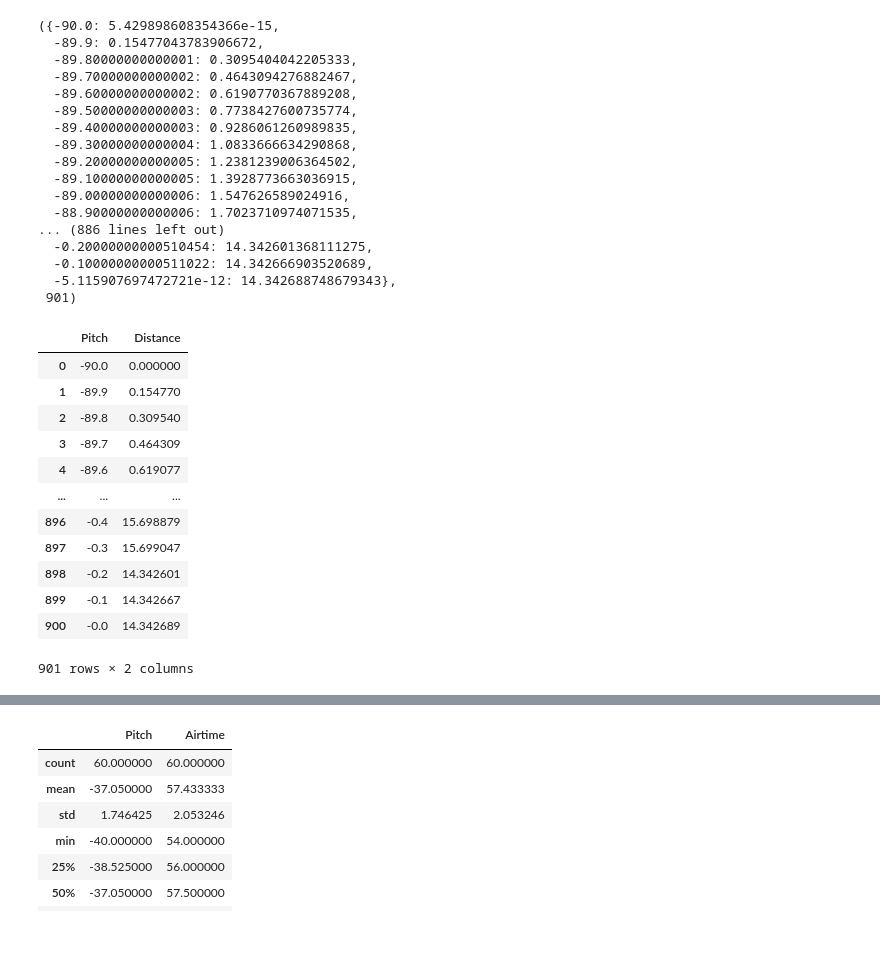
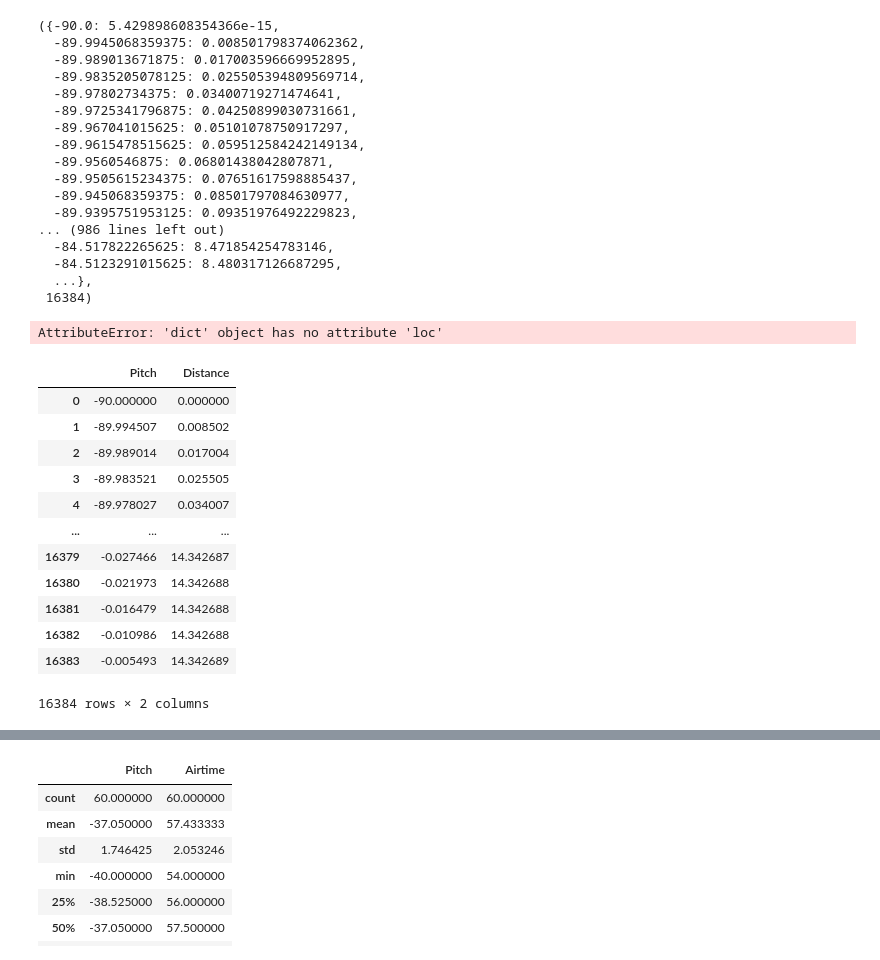
Before and after one commit to julialuongw/minecraft-ender-pearl-physics-derivations, a Jupyter notebook: sim.ipynb, the cells around one changed output, grey strips where cells are left out. Cells and saved outputs as stored; diff of their text form; code cells hidden in the pictures.

```diff
--- a/sim.ipynb
+++ b/sim.ipynb
@@ -57,47 +57,57 @@ def compute_landing_time(pitch:float) -> float:
 landing_times = {}
 landing_spots_z = {}
 grain = 0.1  #0.00000001: -37.98 to -37.973683
-for pitch in np.arange(-90, 0.001, grain):
-    landing_times[pitch] = (compute_landing_time(pitch))
+#for pitch in np.arange(-90, 0.001, grain):
+#    landing_times[pitch] = (compute_landing_time(pitch))
+#    landing_spots_z[pitch] = s(landing_times[pitch], "z", pitch)
+
+for k in range(-16384, 0):
+    pitch = k * 360/65536
+    landing_times[pitch] = compute_landing_time(pitch)
     landing_spots_z[pitch] = s(landing_times[pitch], "z", pitch)
+
 landing_spots_z, len(landing_spots_z)
 # %% [output]
 ({-90.0: 5.429898608354366e-15,
-  -89.9: 0.15477043783906672,
-  -89.80000000000001: 0.3095404042205333,
-  -89.70000000000002: 0.4643094276882467,
-  -89.60000000000002: 0.6190770367889208,
-  -89.50000000000003: 0.7738427600735774,
-  -89.40000000000003: 0.9286061260989835,
-  -89.30000000000004: 1.0833666634290868,
-  -89.20000000000005: 1.2381239006364502,
-  -89.10000000000005: 1.3928773663036915,
-  -89.00000000000006: 1.547626589024916,
-  -88.90000000000006: 1.7023710974071535,
-... (886 lines left out)
-  -0.20000000000510454: 14.342601368111275,
-  -0.10000000000511022: 14.342666903520689,
-  -5.115907697472721e-12: 14.342688748679343},
- 901)
+  -89.9945068359375: 0.008501798374062362,
+  -89.989013671875: 0.017003596669952895,
+  -89.9835205078125: 0.025505394809569714,
+  -89.97802734375: 0.03400719271474641,
+  -89.9725341796875: 0.04250899030731661,
+  -89.967041015625: 0.05101078750917297,
+  -89.9615478515625: 0.059512584242149134,
+  -89.9560546875: 0.06801438042807871,
+  -89.9505615234375: 0.07651617598885437,
+  -89.945068359375: 0.08501797084630977,
+  -89.9395751953125: 0.09351976492229823,
+... (986 lines left out)
+  -84.517822265625: 8.471854254783146,
+  -84.5123291015625: 8.480317126687295,
+  ...},
+ 16384)
+# %%
+landing_spots_z.loc[8000:8010]
+# %% [output]
+AttributeError: 'dict' object has no attribute 'loc'
 # %%
 df = pd.DataFrame.from_dict(landing_spots_z, orient='index').reset_index()
 df.columns = columns=['Pitch', 'Distance']
-df['Pitch'] = df['Pitch'].round(1)
+df['Pitch'] = df['Pitch']#.round(1)
 df['Distance'] = df['Distance'].apply(lambda x: '{:.6f}'.format(x)).astype(float)
 pd.options.display.float_format = None
 df = df.reset_index(drop = True)
 df
 # %% [output]
 |  | Pitch | Distance |
-| 0 | -90.0 | 0.000000 |
-| 1 | -89.9 | 0.154770 |
-| 2 | -89.8 | 0.309540 |
-| 3 | -89.7 | 0.464309 |
-| 4 | -89.6 | 0.619077 |
+| 0 | -90.000000 | 0.000000 |
+| 1 | -89.994507 | 0.008502 |
+| 2 | -89.989014 | 0.017004 |
+| 3 | -89.983521 | 0.025505 |
+| 4 | -89.978027 | 0.034007 |
 | ... | ... | ... |
-| 896 | -0.4 | 15.698879 |
-| 897 | -0.3 | 15.699047 |
-| 898 | -0.2 | 14.342601 |
-| 899 | -0.1 | 14.342667 |
-| 900 | -0.0 | 14.342689 |
+| 16379 | -0.027466 | 14.342687 |
+| 16380 | -0.021973 | 14.342688 |
+| 16381 | -0.016479 | 14.342688 |
+| 16382 | -0.010986 | 14.342688 |
+| 16383 | -0.005493 | 14.342689 |
-901 rows × 2 columns
+16384 rows × 2 columns
```
Also changed, not shown: parts of 6 cells of this notebook, 2 other files.
